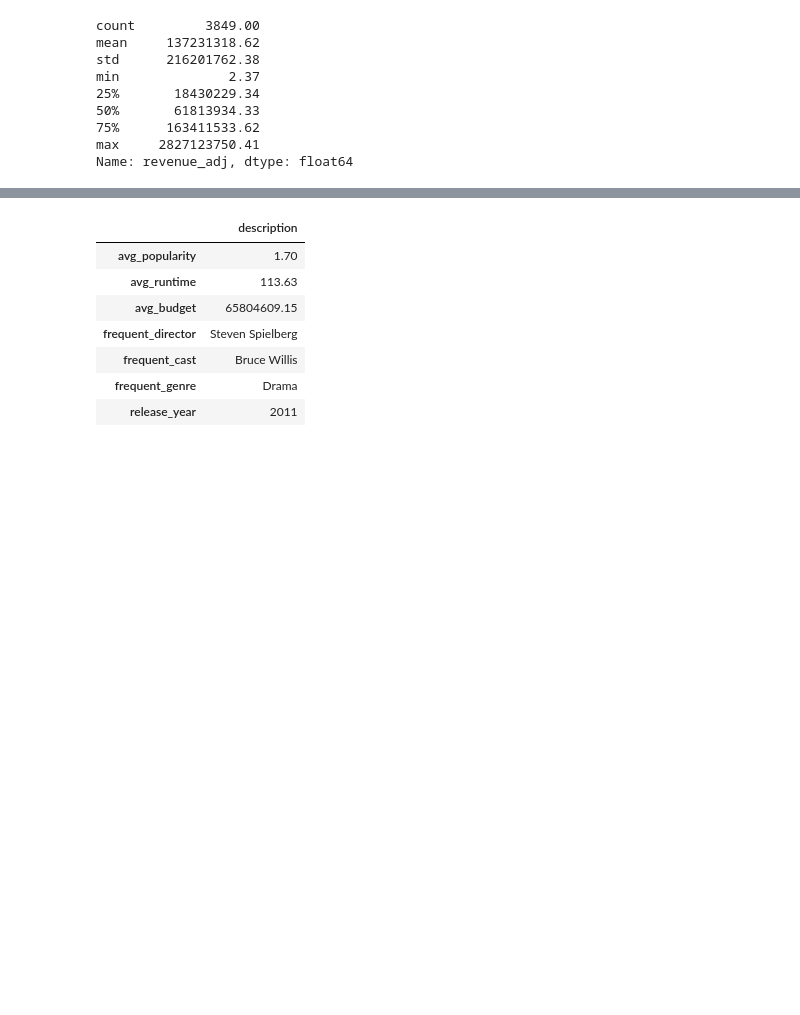
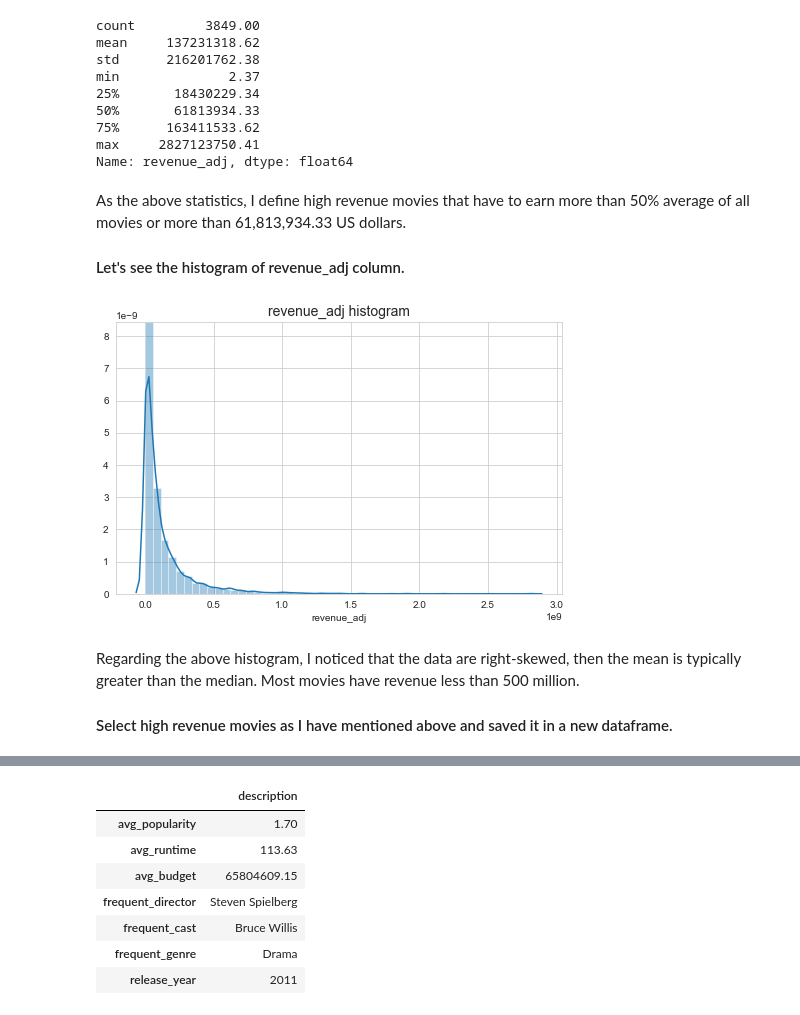
Before and after one commit to phattp/data-analyst-udacity, a Jupyter notebook: investigate_a_dataset/investigate-a-dataset.ipynb, the cells around one changed output, grey strips where cells are left out. Saved outputs shown, nothing was run; the diff lists cells and outputs as text; code cells hidden in the pictures; blank space fills up the shorter version.

```diff
--- a/investigate_a_dataset/investigate-a-dataset.ipynb
+++ b/investigate_a_dataset/investigate-a-dataset.ipynb
@@ -307,6 +392,22 @@ min              2.37
 75%      163411533.62
 max     2827123750.41
 Name: revenue_adj, dtype: float64
+# %% [markdown]
+As the above statistics, I define high revenue movies that have to earn more than 50% average of all movies or more than 61,813,934.33 US dollars.
+
+#### Let's see the histogram of revenue_adj column.
+# %%
+# See the histogram of revenue_adj column
+fig, ax = plt.subplots(figsize=(8, 5))
+sns.distplot(df['revenue_adj'])
+ax.set_title("revenue_adj histogram", fontsize=14)
+plt.show()
+# %% [output]
+[figure, added]
+# %% [markdown]
+Regarding the above histogram, I noticed that the data are right-skewed, then the mean is typically greater than the median. Most movies have revenue less than 500 million.
+
+#### Select high revenue movies as I have mentioned above and saved it in a new dataframe.
 # %%
 # Define high revenue movies that have to earn more than the 50% average of all movies and store it in a new dataframe
 df_high_revenue = df.query('revenue_adj > 61813934.33')
```
Also changed, not shown: parts of 81 cells of this notebook, 1 other file.
